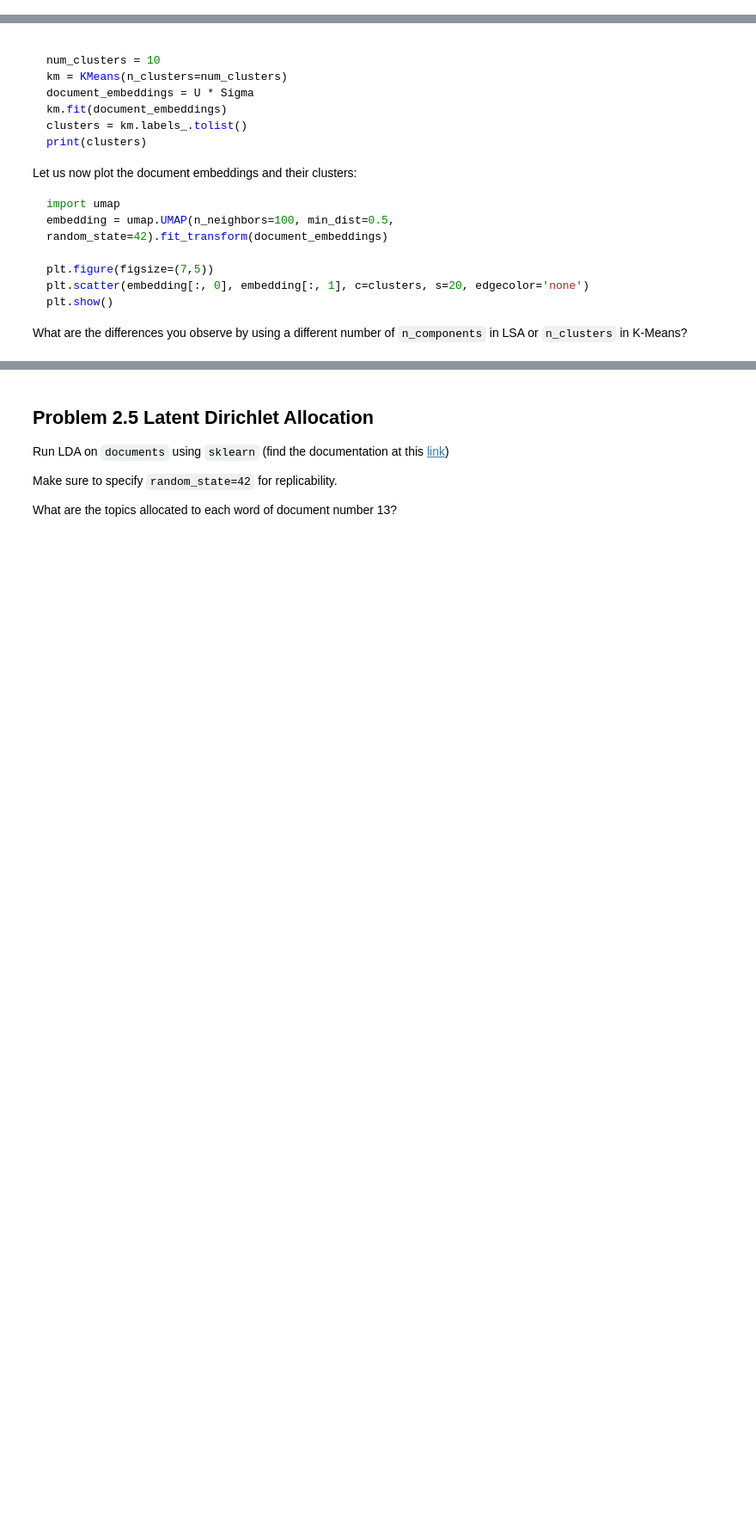
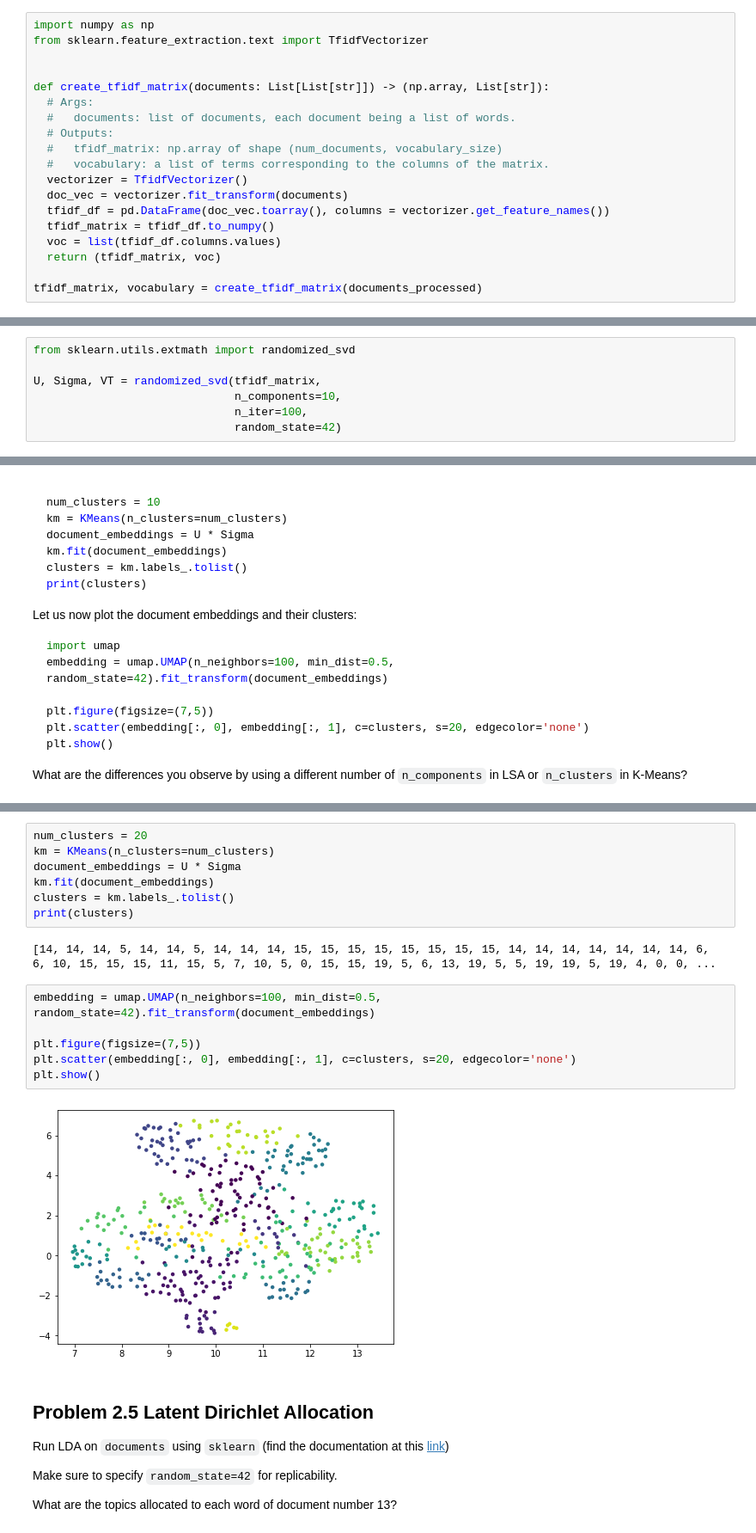
Before and after one commit to ParsaYadollahi/COMP-596, a Jupyter notebook: A3.ipynb, the cells around one changed output, grey strips where cells are left out. Shown at 86% size. Cells and saved outputs as stored; diff of their text form; blank space fills up the shorter version.

````diff
--- a/A3.ipynb
+++ b/A3.ipynb
@@ -330,0 +547,19 @@ How sparse is this matrix? Calculate the ratio between cells with value 0 and th
+# %%
+import numpy as np
+from sklearn.feature_extraction.text import TfidfVectorizer
+
+
+def create_tfidf_matrix(documents: List[List[str]]) -> (np.array, List[str]):
+  # Args:
+  #   documents: list of documents, each document being a list of words.
+  # Outputs:
+  #   tfidf_matrix: np.array of shape (num_documents, vocabulary_size)
+  #   vocabulary: a list of terms corresponding to the columns of the matrix.
+  vectorizer = TfidfVectorizer()
+  doc_vec = vectorizer.fit_transform(documents)
+  tfidf_df = pd.DataFrame(doc_vec.toarray(), columns = vectorizer.get_feature_names())
+  tfidf_matrix = tfidf_df.to_numpy()
+  voc = list(tfidf_df.columns.values)
+  return (tfidf_matrix, voc)
+
+tfidf_matrix, vocabulary = create_tfidf_matrix(documents_processed)
@@ -359,3 +602,10 @@ salient_words = extract_salient_words(VT, vocabulary)
 for key, value in salient_words:
   print("Concept {}: {}".format(str(key), " ".join(value)))
 ```
+# %%
+from sklearn.utils.extmath import randomized_svd
+
+U, Sigma, VT = randomized_svd(tfidf_matrix,
+                              n_components=10,
+                              n_iter=100,
+                              random_state=42)
@@ -408,3 +696,20 @@ What are the differences you observe by using a different number of `n_component
+# %%
+num_clusters = 20
+km = KMeans(n_clusters=num_clusters)
+document_embeddings = U * Sigma
+km.fit(document_embeddings)
+clusters = km.labels_.tolist()
+print(clusters)
+# %% [output]
+[14, 14, 14, 5, 14, 14, 5, 14, 14, 14, 15, 15, 15, 15, 15, 15, 15, 15, 14, 14, 14, 14, 14, 14, 14, 6, 6, 10, 15, 15, 15, 11, 15, 5, 7, 10, 5, 0, 15, 15, 19, 5, 6, 13, 19, 5, 5, 19, 19, 5, 19, 4, 0, 0, ...
+# %%
+embedding = umap.UMAP(n_neighbors=100, min_dist=0.5, random_state=42).fit_transform(document_embeddings)
+
+plt.figure(figsize=(7,5))
+plt.scatter(embedding[:, 0], embedding[:, 1], c=clusters, s=20, edgecolor='none')
+plt.show()
+# %% [output]
+[figure, added]
 # %% [markdown]
 ## Problem 2.5 Latent Dirichlet Allocation
 
````
Also changed, not shown: parts of 16 cells of this notebook.
